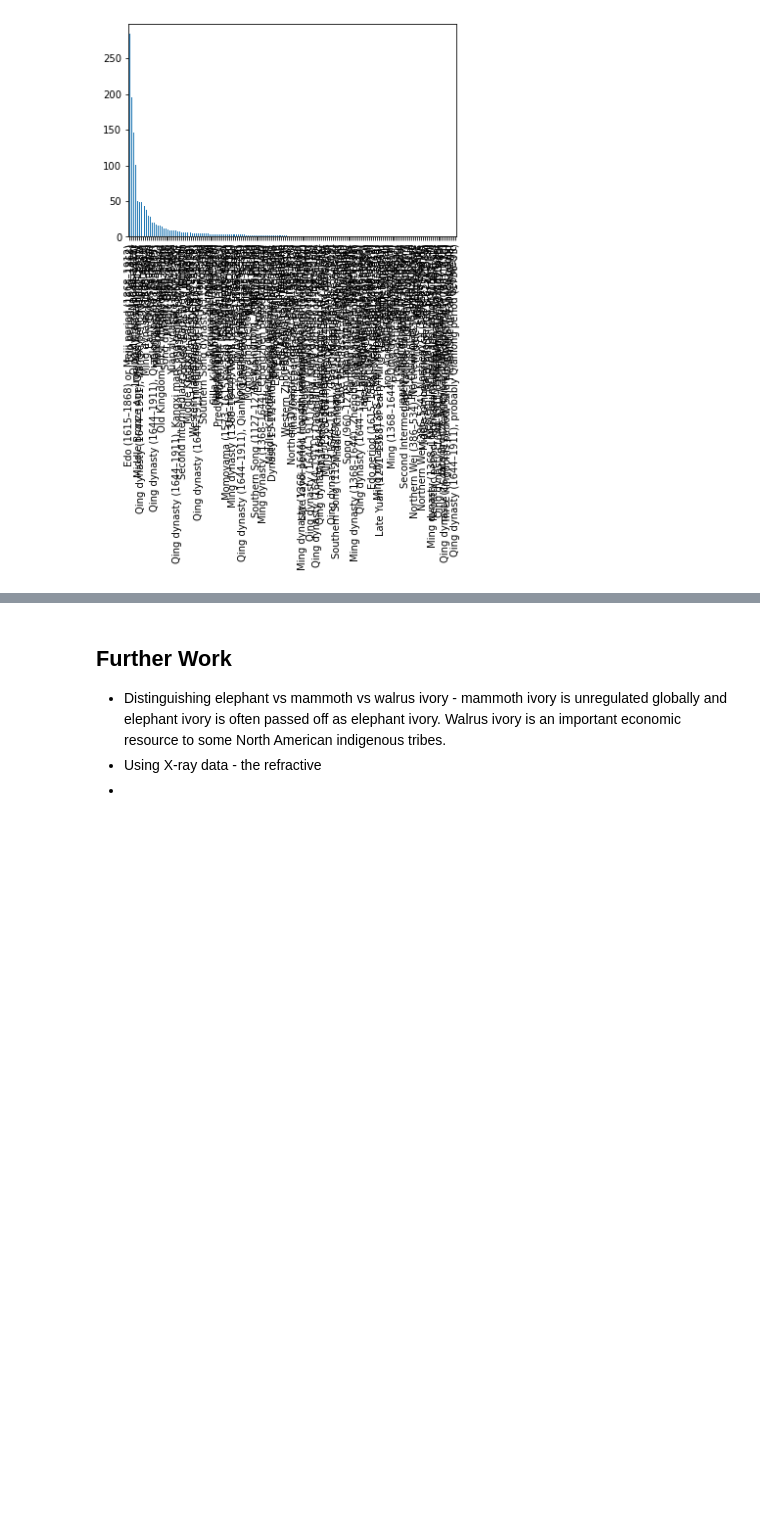
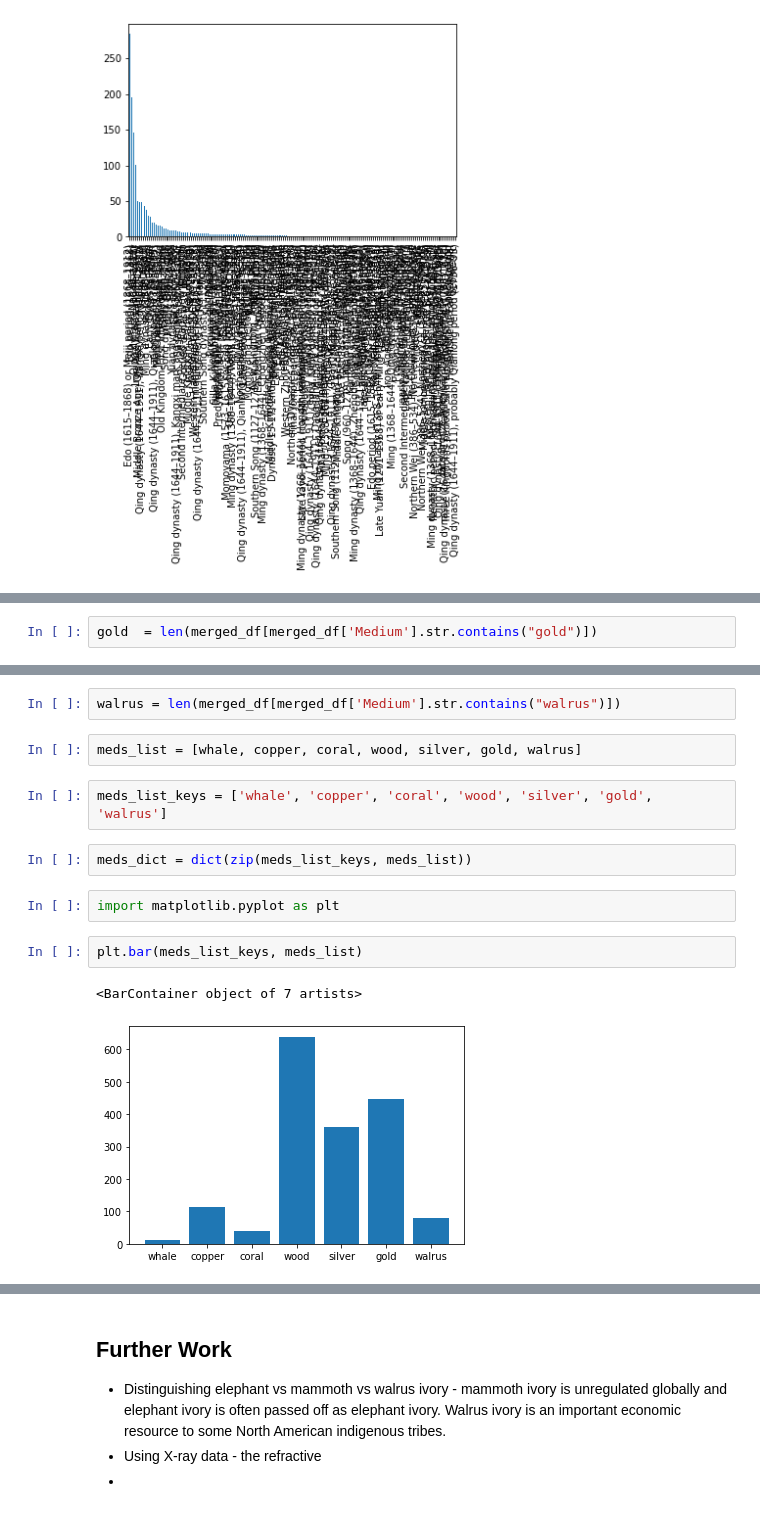
Before and after one commit to rjpost20/Met-Ivory-Classification-Project, a Jupyter notebook: template.ipynb, the cells around one changed output, grey strips where cells are left out. Cells and saved outputs as stored; diff of their text form; blank space fills up the shorter version.

```diff
--- a/template.ipynb
+++ b/template.ipynb
@@ -651,0 +692,2 @@ final_df['Period'].value_counts().plot(kind='bar')
+# %%
+gold  = len(merged_df[merged_df['Medium'].str.contains("gold")])
@@ -651,0 +696,15 @@ final_df['Period'].value_counts().plot(kind='bar')
+# %%
+walrus = len(merged_df[merged_df['Medium'].str.contains("walrus")])
+# %%
+meds_list = [whale, copper, coral, wood, silver, gold, walrus]
+# %%
+meds_list_keys = ['whale', 'copper', 'coral', 'wood', 'silver', 'gold', 'walrus']
+# %%
+meds_dict = dict(zip(meds_list_keys, meds_list))
+# %%
+import matplotlib.pyplot as plt
+# %%
+plt.bar(meds_list_keys, meds_list)
+# %% [output]
+<BarContainer object of 7 artists>
+[figure, added]
```
Also changed, not shown: parts of 16 cells of this notebook.
